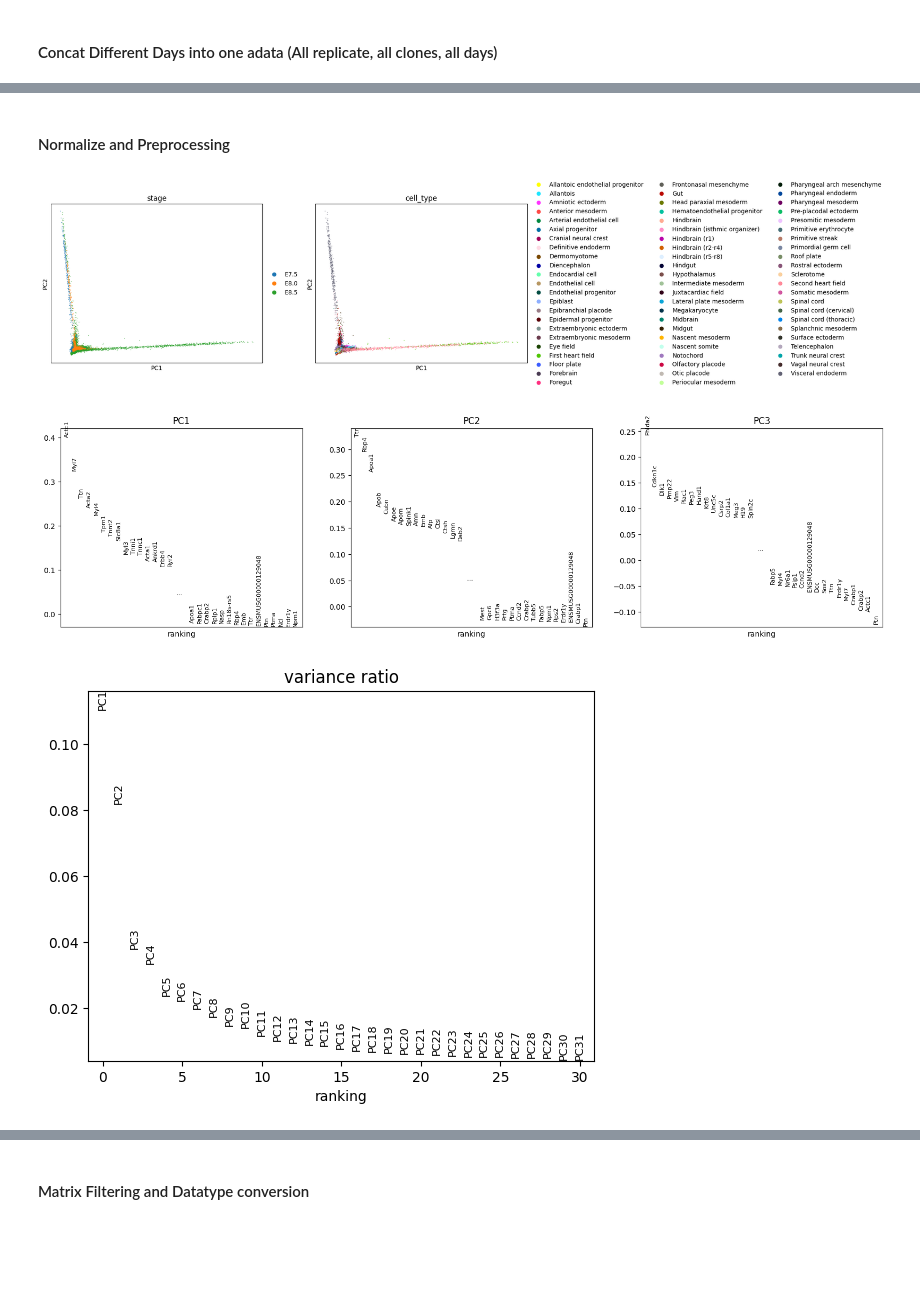
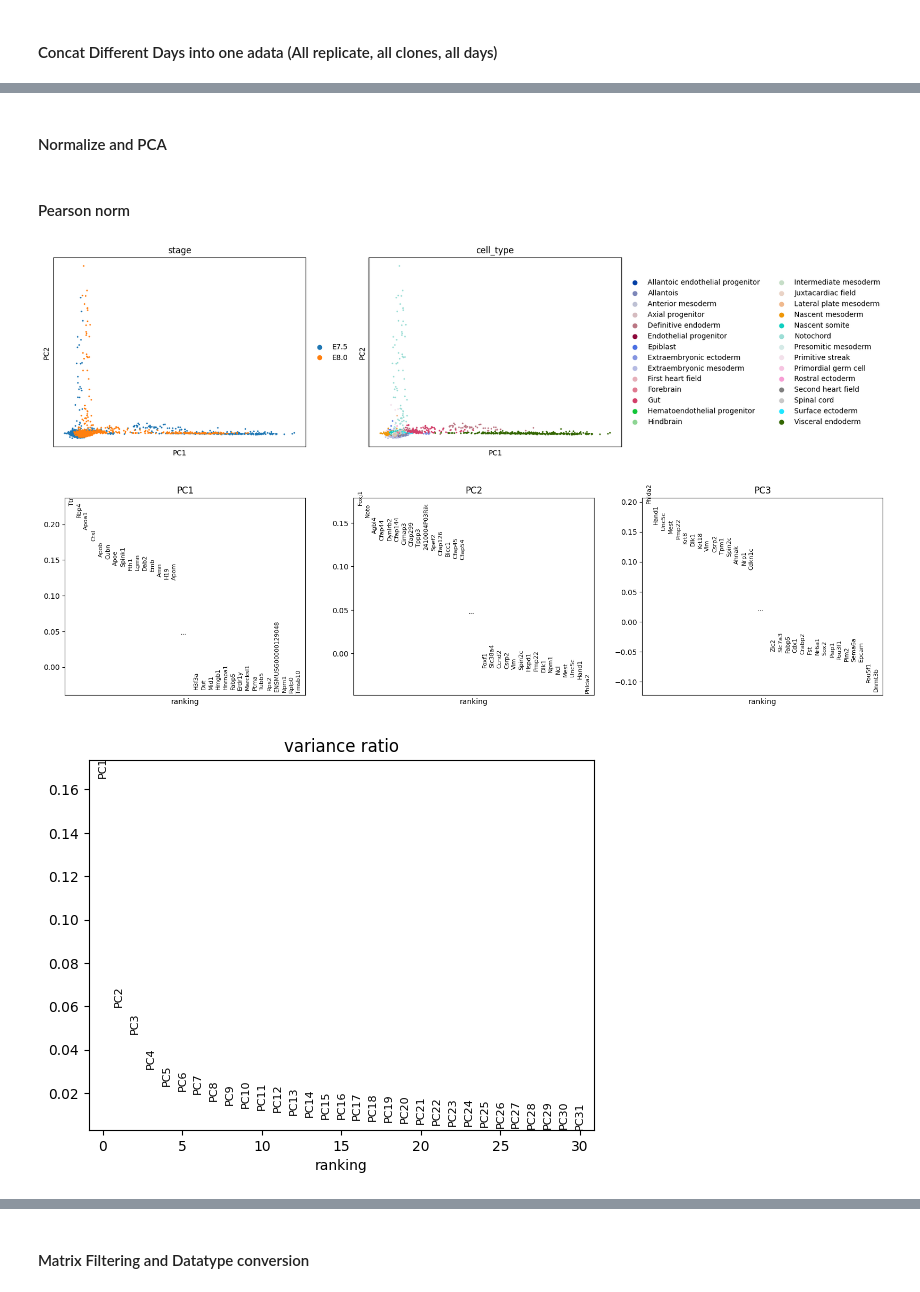
Before and after one commit to Oiya861028/Lineage_Tree_Construction, a Jupyter notebook: Moslin/Notebooks/run_moslin.ipynb, the cells around one changed output, grey strips where cells are left out. Cells and saved outputs as stored; diff of their text form; code cells hidden in the pictures; blank space fills up the shorter version.

```diff
--- a/Moslin/Notebooks/run_moslin.ipynb
+++ b/Moslin/Notebooks/run_moslin.ipynb
@@ -48,7 +38,7 @@ Lineage_data = Path("/project/imoskowitz/kdreyer/public_datasets/005_Colgan2026/
 tdatas = {}
 for file_path in Lineage_data.glob("*R1.h5td"): # Taking only the first replicate
 
-    # tdatas[file_path.stem] = td.read_h5td(file_path)
+    #tdatas[file_path.stem] = td.read_h5td(file_path)
 
     # For testing, extract only timepoint lower than E9.0
     # Extract stage from filename (e.g., "E8.5-R1" from "E8.5-R1-C1.h5td")
@@ -58,8 +48,8 @@ for file_path in Lineage_data.glob("*R1.h5td"): # Taking only the first replicat
     # Parse the stage to compare versions (e.g., E8.5, E9.0)
     stage_num = float(stage[1:])  # Remove 'E' and convert to float
 
-    # Exclude E9.0 and above
-    if stage_num < 9.0:
+    # Exclude E8.5 and above
+    if stage_num < 8.5:
         tdatas[stem] = td.read_h5td(file_path)
 # %%
 for tdata in tdatas.values():
@@ -122,3 +111,3 @@ for obs in merged_tdata.obs:
 ---------------------------
 # %% [markdown]
-#### Normalize and Preprocessing
+#### Normalize and PCA
@@ -125,5 +117,7 @@ for obs in merged_tdata.obs:
 # %%
 # Saving raw gene expression as a layer
 merged_tdata.layers['raw'] = merged_tdata.X.copy()
+# %% [markdown]
+#### Pearson norm
 # %%
 # Pearson normalize, compute pca, plot pca
@@ -132,6 +125,6 @@ sc.experimental.pp.normalize_pearson_residuals_pca(merged_tdata, mask_var="highl
 # %%
-sc.pl.pca_overview(merged_tdata, color = ["stage", "cell_type"])
+sc.pl.pca_overview(merged_tdata, color = ["stage", "cell_type"],)
 # %% [output]
-[figure, old version]
+[figure, new version]
-[figure, old version]
+[figure, new version]
-[figure, old version]
+[figure, new version]
```
Also changed, not shown: parts of 20 cells of this notebook.
